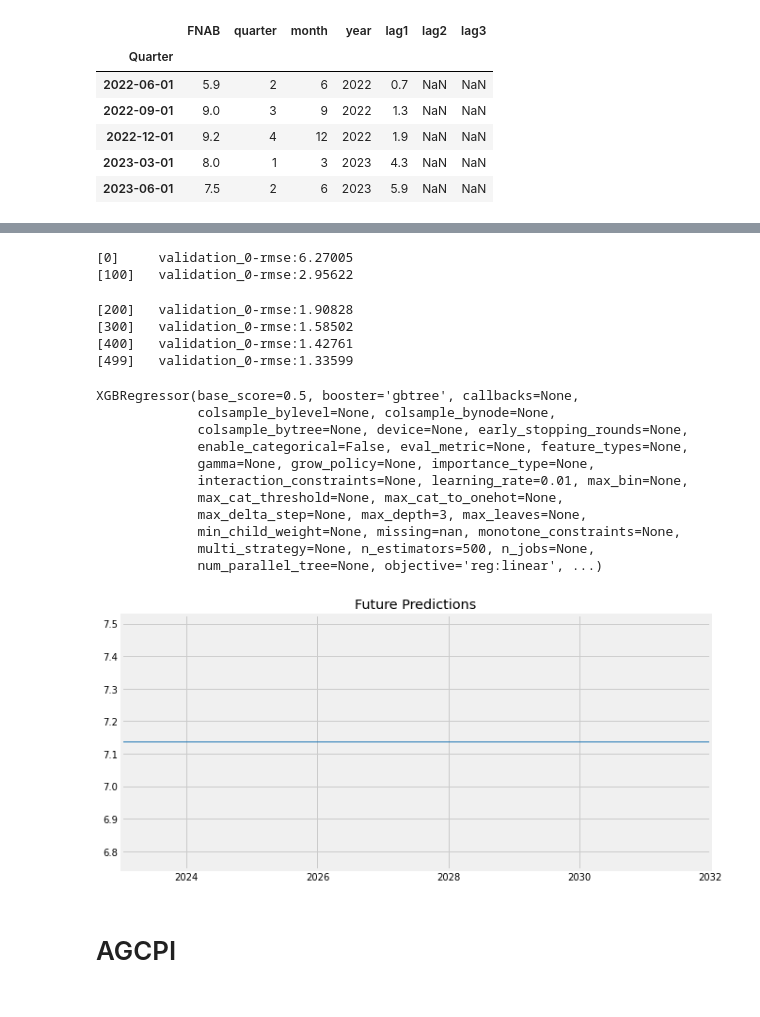
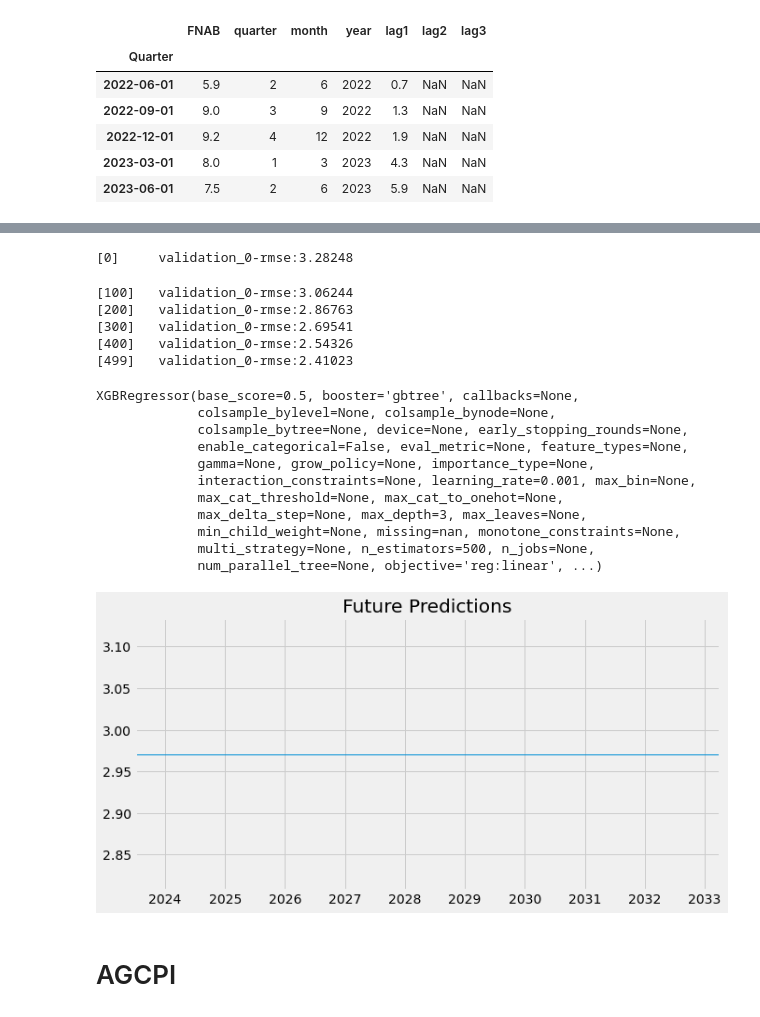
Before and after one commit to mlay0009/fit3164_ds16, a Jupyter notebook: Datasets/Clean Datasets/complex_forecasting.ipynb, the cells around one changed output, grey strips where cells are left out. Saved outputs shown, nothing was run; the diff lists cells and outputs as text; code cells hidden in the pictures.

```diff
--- a/Datasets/Clean Datasets/complex_forecasting.ipynb
+++ b/Datasets/Clean Datasets/complex_forecasting.ipynb
@@ -81,13 +83,13 @@ plt.show()
 # Cross Validation using n-folds
 from sklearn.model_selection import TimeSeriesSplit
 
-tss = TimeSeriesSplit(n_splits=5, test_size=4*7, gap=4)
-fanb_df = fnab_df.sort_index()
+tss = TimeSeriesSplit(n_splits=4, test_size=4*7, gap=4)
+fnab_df = fnab_df.sort_index()
 
 fig, axs = plt.subplots(5, 1, figsize=(15, 15), sharex=True)
 
 fold = 0
-for train_idx, val_idx in tss.split(df):
+for train_idx, val_idx in tss.split(fnab_df):
     train = fnab_df.iloc[train_idx]
     test = fnab_df.iloc[val_idx]
     train['FNAB'].plot(ax=axs[fold],
@@ -161,7 +163,7 @@ plt.show()
 
 from sklearn.model_selection import TimeSeriesSplit
 
-tss = TimeSeriesSplit(n_splits=5, test_size=4*7, gap=4)
+tss = TimeSeriesSplit(n_splits=4, test_size=4*7, gap=4)
 fnab_df = fnab_df.sort_index()
 
 fold = 0
@@ -259,23 +262,23 @@ reg = xgb.XGBRegressor(base_score=0.5,
                        n_estimators=500,
                        objective='reg:linear',
                        max_depth=3,
-                       learning_rate=0.01)
+                       learning_rate=0.001)
 reg.fit(X_all, y_all,
         eval_set=[(X_all, y_all)],
         verbose=100)
 # %% [output]
-[0]     validation_0-rmse:6.27005
-[100]   validation_0-rmse:2.95622
+[0]     validation_0-rmse:3.28248
-[200]   validation_0-rmse:1.90828
-[300]   validation_0-rmse:1.58502
-[400]   validation_0-rmse:1.42761
-[499]   validation_0-rmse:1.33599
+[100]   validation_0-rmse:3.06244
+[200]   validation_0-rmse:2.86763
+[300]   validation_0-rmse:2.69541
+[400]   validation_0-rmse:2.54326
+[499]   validation_0-rmse:2.41023
 XGBRegressor(base_score=0.5, booster='gbtree', callbacks=None,
              colsample_bylevel=None, colsample_bynode=None,
              colsample_bytree=None, device=None, early_stopping_rounds=None,
              enable_categorical=False, eval_metric=None, feature_types=None,
              gamma=None, grow_policy=None, importance_type=None,
-             interaction_constraints=None, learning_rate=0.01, max_bin=None,
+             interaction_constraints=None, learning_rate=0.001, max_bin=None,
              max_cat_threshold=None, max_cat_to_onehot=None,
              max_delta_step=None, max_depth=3, max_leaves=None,
              min_child_weight=None, missing=nan, monotone_constraints=None,
@@ -283,7 +286,7 @@ XGBRegressor(base_score=0.5, booster='gbtree', callbacks=None,
              num_parallel_tree=None, objective='reg:linear', ...)
 # %%
 # Create future dataframe
-future = pd.date_range('2023-06-01','2033-06-01', freq='1Y')
+future = pd.date_range('2023-06-01','2033-06-01', freq='QS')
 future_df = pd.DataFrame(index=future)
 future_df['isFuture'] = True
 fnab_df['isFuture'] = False
@@ -291,18 +294,18 @@ fnab_df_and_future = pd.concat([fnab_df, future_df])
 fnab_df_and_future = create_features(fnab_df_and_future)
 fnab_df_and_future = add_lags(fnab_df_and_future)
 
-future_w_features = fnab_df_and_future.query('isFuture').copy()
+fnab_future_w_features = fnab_df_and_future.query('isFuture').copy()
 # %%
 # Predict the future
-future_w_features['pred'] = reg.predict(future_w_features[FEATURES])
-future_w_features['pred'].plot(figsize=(10, 5),
+fnab_future_w_features['pred'] = reg.predict(fnab_future_w_features[FEATURES])
+fnab_future_w_features['pred'].plot(figsize=(10, 5),
                                color=color_pal[0],
                                ms=1,
                                lw=1,
                                title='Future Predictions')
 plt.show()
 # %% [output]
-[figure, old version]
+[figure, new version]
 # %% [markdown]
 # AGCPI
 # %%
```
Also changed, not shown: parts of 18 cells of this notebook.
